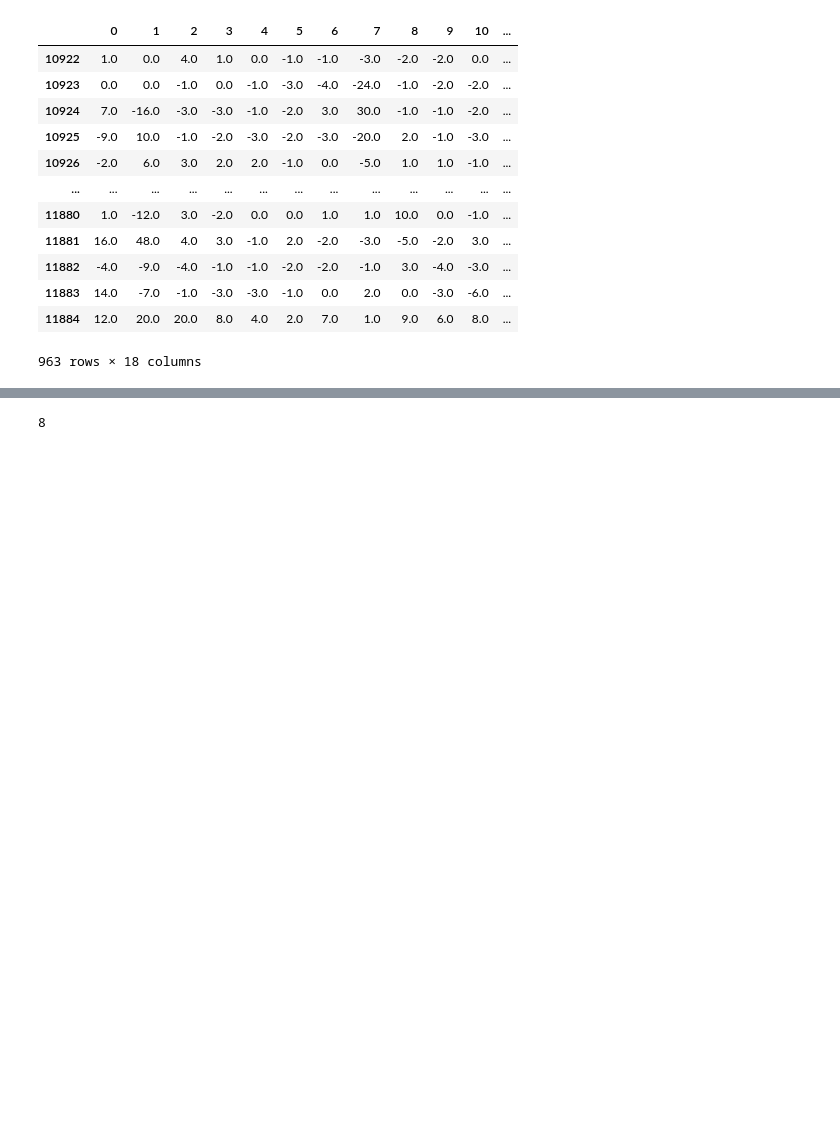
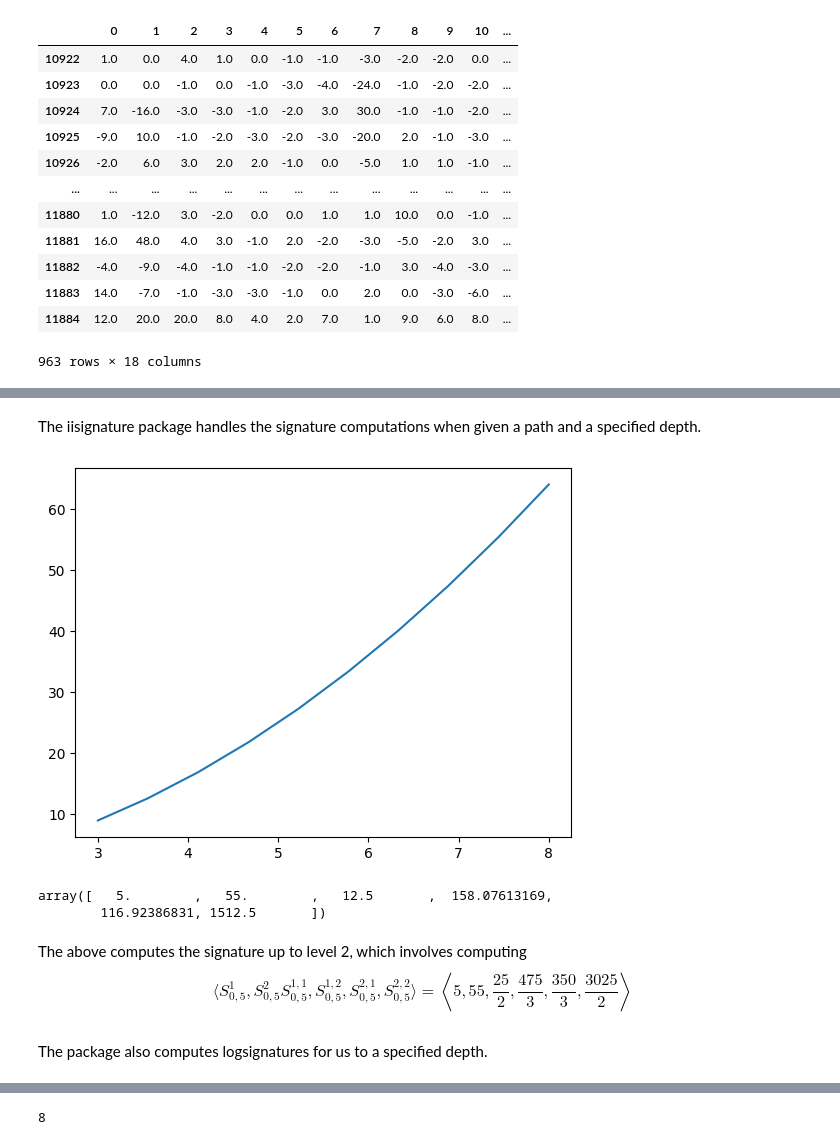
Before and after one commit to alizma/signatures-hand-synergies, a Jupyter notebook: classify_stim.ipynb, the cells around one changed output, grey strips where cells are left out. Saved outputs shown, nothing was run; the diff lists cells and outputs as text; code cells hidden in the pictures; blank space fills up the shorter version.

```diff
--- a/classify_stim.ipynb
+++ b/classify_stim.ipynb
@@ -62,0 +83,19 @@ df[(df.stimulus==1) & (df.repetition==6)]
+# %% [markdown]
+The iisignature package handles the signature computations when given a path and a specified depth.
+# %%
+t1 = np.linspace(0, 5, 10)
+Xt = np.array([3 + t1, (3 + t1)**2])
+
+plt.plot(Xt[0], Xt[1])
+plt.show()
+# %% [output]
+[figure, added]
+# %%
+iisignature.sig(Xt.T, 2)
+# %% [output]
+array([   5.        ,   55.        ,   12.5       ,  158.07613169,
+        116.92386831, 1512.5       ])
+# %% [markdown]
+The above computes the signature up to level 2, which involves computing $$\langle S^1_{0, 5}, S^2_{0,5} S^{1, 1}_{0,5}, S^{1, 2}_{0, 5}, S^{2, 1}_{0, 5}, S^{2, 2}_{0, 5}\rangle = \left\langle 5, 55, \frac{25}{2}, \frac{475}{3}, \frac{350}{3}, \frac{3025}{2} \right\rangle$$
+# %% [markdown]
+The package also computes logsignatures for us to a specified depth.
```
Also changed, not shown: parts of 30 cells of this notebook, 1 other file.
